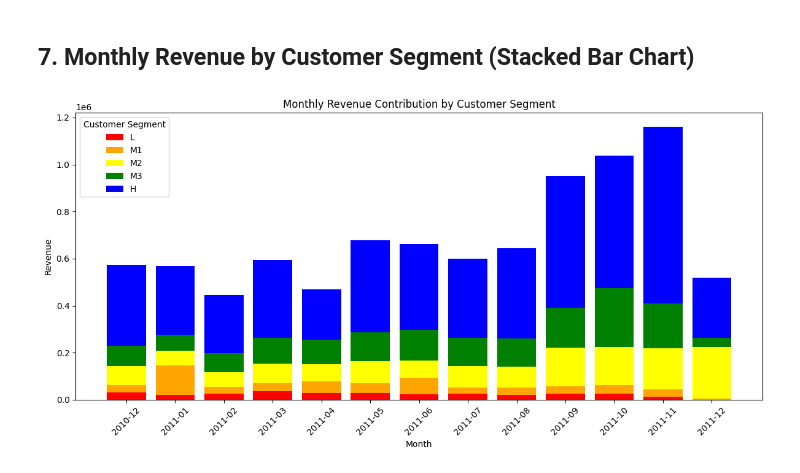
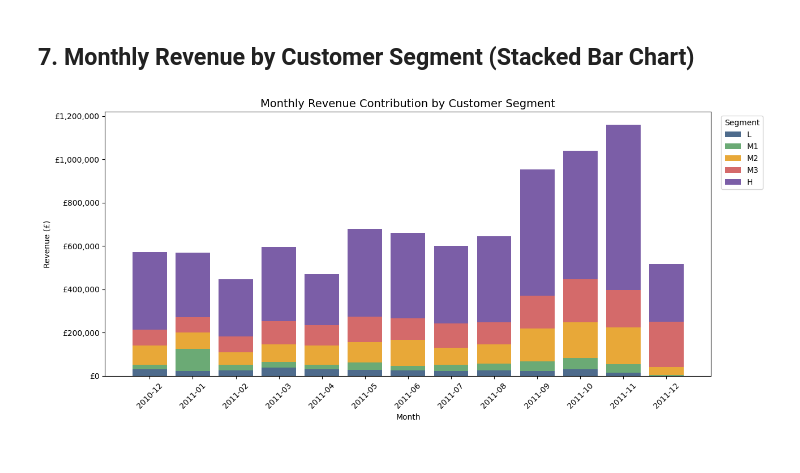
Before and after one commit to Dheeraj-74/Cost-of-Mid-Tier-Customer-Neglect-RFM, a Jupyter notebook: notebooks/Cost_of_Mid_Tier_Customer_Neglect_RFM.ipynb, the cells around one changed output. Saved outputs shown, nothing was run; the diff lists cells and outputs as text; code cells hidden in the pictures.

```diff
--- a/notebooks/Cost_of_Mid_Tier_Customer_Neglect_RFM.ipynb
+++ b/notebooks/Cost_of_Mid_Tier_Customer_Neglect_RFM.ipynb
@@ -123,18 +176,0 @@ plt.show()
-# %%
-# Snapshot date
-snapshot_date = df['InvoiceDate'].max() + dt.timedelta(days=1)
-
-# Compute RFM metrics
-rfm = df.groupby('CustomerID').agg({
-    'InvoiceDate': lambda x: (snapshot_date - x.max()).days,
-    'InvoiceNo': 'count',
-    'TotalPrice': 'sum'
-})
-
-rfm.rename(columns={
-    'InvoiceDate': 'Recency',
-    'InvoiceNo': 'Frequency',
-    'TotalPrice': 'Monetary'
-}, inplace=True)
-
-rfm.head()
@@ -246,37 +255,35 @@ df_segmented.head()
 # %% [markdown]
 ## 7. Monthly Revenue by Customer Segment (Stacked Bar Chart)
 # %%
-# Monthly revenue by segment
+# Compute and plot monthly revenue stacked by segment
 monthly_segment_revenue = (
     df_segmented
     .groupby(['YearMonth', 'Extended_Segment'], observed=False)['TotalPrice']
     .sum()
     .unstack()
+    .reindex(columns=SEGMENT_ORDER, fill_value=0)
 )
-
-# Convert Period to string for plotting
 monthly_segment_revenue.index = monthly_segment_revenue.index.astype(str)
 
-# Plot stacked bar chart
-plt.figure(figsize=(12,6))
+fig, ax = plt.subplots(figsize=(13, 6))
+bottom = np.zeros(len(monthly_segment_revenue))
+for seg in SEGMENT_ORDER:
+    ax.bar(
+        monthly_segment_revenue.index,
+        monthly_segment_revenue[seg],
+        bottom=bottom,
+        label=seg,
+        color=PALETTE[seg]
+    )
+    bottom += monthly_segment_revenue[seg].values
 
-bottom = np.zeros(len(monthly_segment_revenue))
-colors = ['red','orange','yellow','green','blue']
-
-for i, segment in enumerate(monthly_segment_revenue.columns):
-    plt.bar(monthly_segment_revenue.index,
-            monthly_segment_revenue[segment],
-            bottom=bottom,
-            label=segment,
-            color=colors[i])
-    bottom += monthly_segment_revenue[segment].values
-
-plt.xticks(rotation=45)
-plt.xlabel('Month')
-plt.ylabel('Revenue')
-plt.title('Monthly Revenue Contribution by Customer Segment')
-plt.legend(title='Customer Segment')
+ax.set_title('Monthly Revenue Contribution by Customer Segment', fontsize=14)
+ax.set_xlabel('Month')
+ax.set_ylabel('Revenue (£)')
+ax.tick_params(axis='x', rotation=45)
+ax.legend(title='Segment', bbox_to_anchor=(1.01, 1), loc='upper left')
+ax.yaxis.set_major_formatter(mticker.FuncFormatter(lambda x, _: f'£{x:,.0f}'))
 plt.tight_layout()
 plt.show()
 # %% [output]
-[figure, old version]
+[figure, new version]
```
Also changed, not shown: parts of 45 cells of this notebook, 1 other file.
